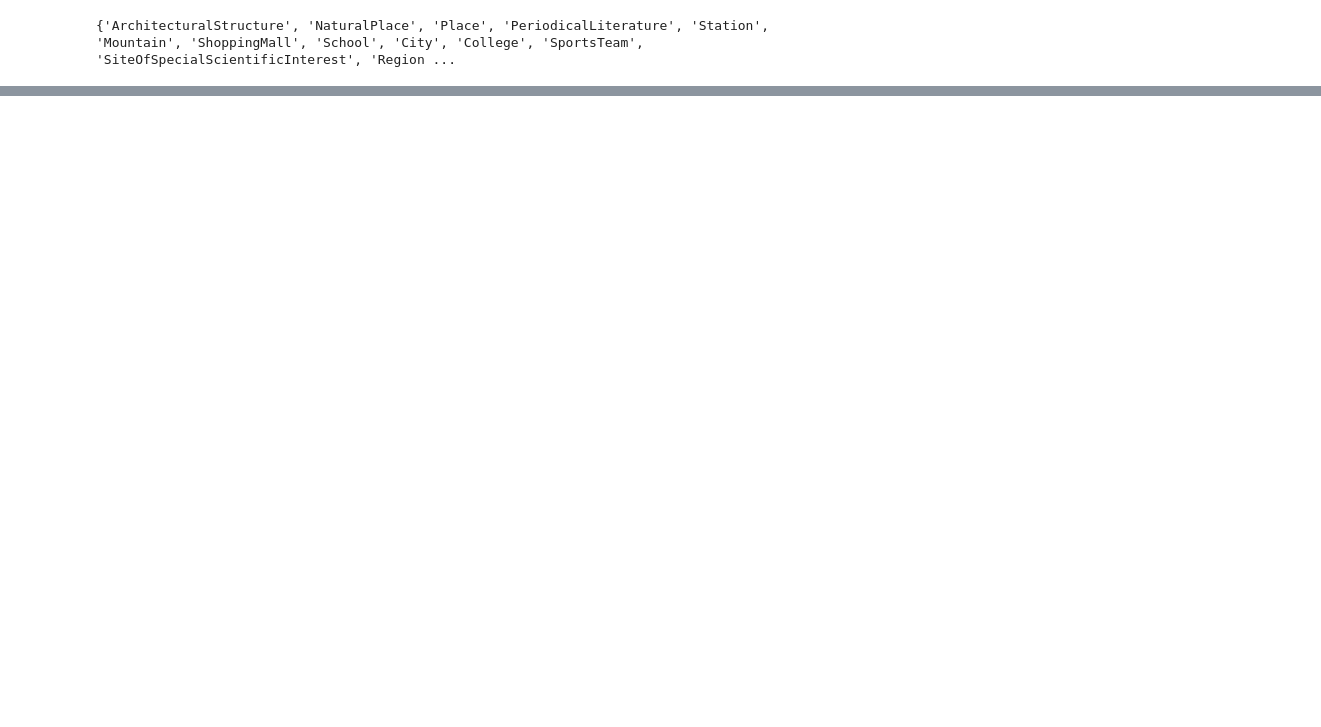
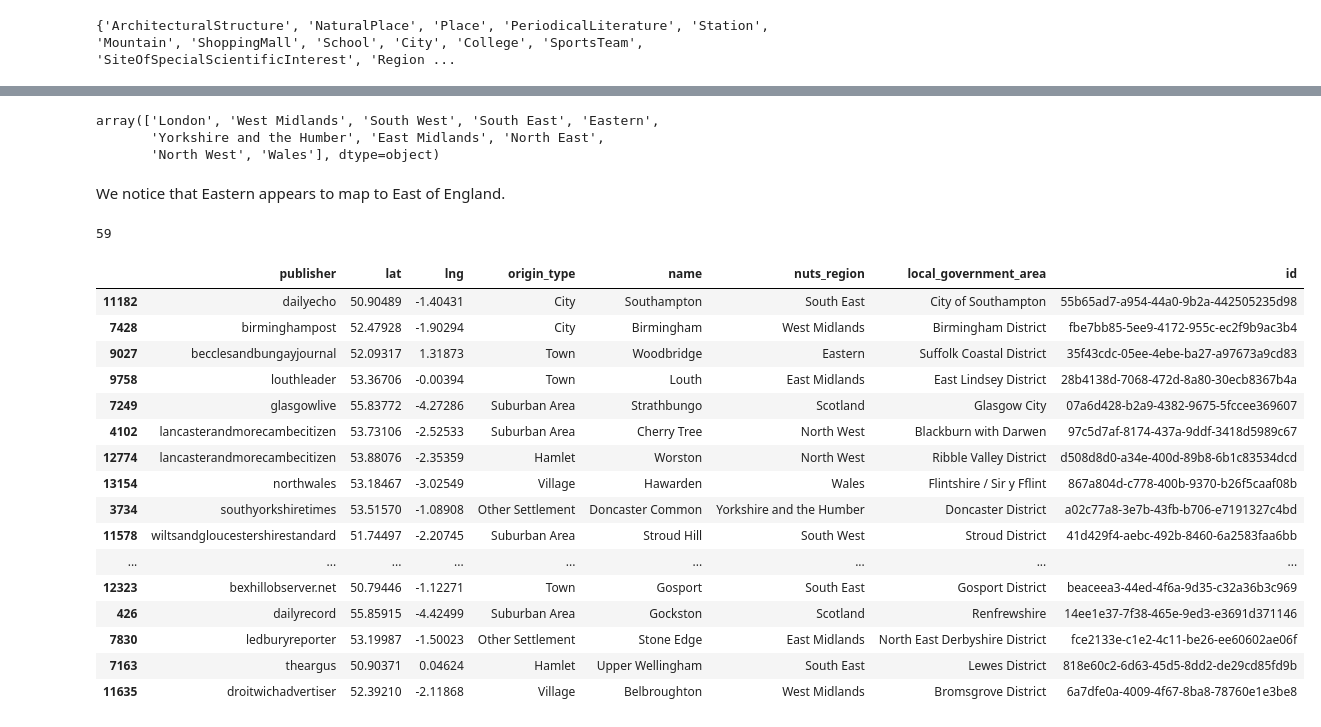
Before and after one commit to ndilsou/location-filter, a Jupyter notebook: notebooks/scratchpad.ipynb, the cells around one changed output, grey strips where cells are left out. Cells and saved outputs as stored; diff of their text form; code cells hidden in the pictures; blank space fills up the shorter version.

```diff
--- a/notebooks/scratchpad.ipynb
+++ b/notebooks/scratchpad.ipynb
@@ -45,0 +36,2 @@ def pretty_dict(d):
+# %%
+raw_articles, raw_annotations, raw_locations = utils.load_dataset()
@@ -59,6 +55,7 @@ plt.bar(annotation_histogram.keys(), annotation_histogram.values(),tick_label=[k
 # %% [markdown]
 Likewise for the distribution of publishers:
 # %%
-print("most 2 common publishers: ", publisher_histogram.most_common(2), "\n")
-for k,v in publisher_histogram.items():
+c = 30
+print(f"{c} most common publishers: ")
+for k,v in publisher_histogram.most_common(c):
     print(k.ljust(35)," | count:" ,v)
@@ -263,0 +268,8 @@ print(origin_types)
+# %%
+birminghammail["nuts_region"].unique()
+# %% [output]
+array(['London', 'West Midlands', 'South West', 'South East', 'Eastern',
+       'Yorkshire and the Humber', 'East Midlands', 'North East',
+       'North West', 'Wales'], dtype=object)
+# %% [markdown]
+We notice that Eastern appears to map to East of England.
@@ -263,0 +279,4 @@ print(origin_types)
+# %%
+pub_feature_set.groupby("publisher")["publisher"].count()["dailypost"]
+# %% [output]
+59
@@ -263,0 +287,20 @@ print(origin_types)
+# %%
+pub_feature_set.sample(30)
+# %% [output]
+|  | publisher | lat | lng | origin_type | name | nuts_region | local_government_area | id |
+| 11182 | dailyecho | 50.90489 | -1.40431 | City | Southampton | South East | City of Southampton | 55b65ad7-a954-44a0-9b2a-442505235d98 |
+| 7428 | birminghampost | 52.47928 | -1.90294 | City | Birmingham | West Midlands | Birmingham District | fbe7bb85-5ee9-4172-955c-ec2f9b9ac3b4 |
+| 9027 | becclesandbungayjournal | 52.09317 | 1.31873 | Town | Woodbridge | Eastern | Suffolk Coastal District | 35f43cdc-05ee-4ebe-ba27-a97673a9cd83 |
+| 9758 | louthleader | 53.36706 | -0.00394 | Town | Louth | East Midlands | East Lindsey District | 28b4138d-7068-472d-8a80-30ecb8367b4a |
+| 7249 | glasgowlive | 55.83772 | -4.27286 | Suburban Area | Strathbungo | Scotland | Glasgow City | 07a6d428-b2a9-4382-9675-5fccee369607 |
+| 4102 | lancasterandmorecambecitizen | 53.73106 | -2.52533 | Suburban Area | Cherry Tree | North West | Blackburn with Darwen | 97c5d7af-8174-437a-9ddf-3418d5989c67 |
+| 12774 | lancasterandmorecambecitizen | 53.88076 | -2.35359 | Hamlet | Worston | North West | Ribble Valley District | d508d8d0-a34e-400d-89b8-6b1c83534dcd |
+| 13154 | northwales | 53.18467 | -3.02549 | Village | Hawarden | Wales | Flintshire / Sir y Fflint | 867a804d-c778-400b-9370-b26f5caaf08b |
+| 3734 | southyorkshiretimes | 53.51570 | -1.08908 | Other Settlement | Doncaster Common | Yorkshire and the Humber | Doncaster District | a02c77a8-3e7b-43fb-b706-e7191327c4bd |
+| 11578 | wiltsandgloucestershirestandard | 51.74497 | -2.20745 | Suburban Area | Stroud Hill | South West | Stroud District | 41d429f4-aebc-492b-8460-6a2583faa6bb |
+| ... | ... | ... | ... | ... | ... | ... | ... | ... |
+| 12323 | bexhillobserver.net | 50.79446 | -1.12271 | Town | Gosport | South East | Gosport District | beaceea3-44ed-4f6a-9d35-c32a36b3c969 |
+| 426 | dailyrecord | 55.85915 | -4.42499 | Suburban Area | Gockston | Scotland | Renfrewshire | 14ee1e37-7f38-465e-9ed3-e3691d371146 |
+| 7830 | ledburyreporter | 53.19987 | -1.50023 | Other Settlement | Stone Edge | East Midlands | North East Derbyshire District | fce2133e-c1e2-4c11-be26-ee60602ae06f |
+| 7163 | theargus | 50.90371 | 0.04624 | Hamlet | Upper Wellingham | South East | Lewes District | 818e60c2-6d63-45d5-8dd2-de29cd85fd9b |
+| 11635 | droitwichadvertiser | 52.39210 | -2.11868 | Village | Belbroughton | West Midlands | Bromsgrove District | 6a7dfe0a-4009-4f67-8ba8-78760e1e3be8 |
```
Also changed, not shown: parts of 59 cells of this notebook, 6 other files.
